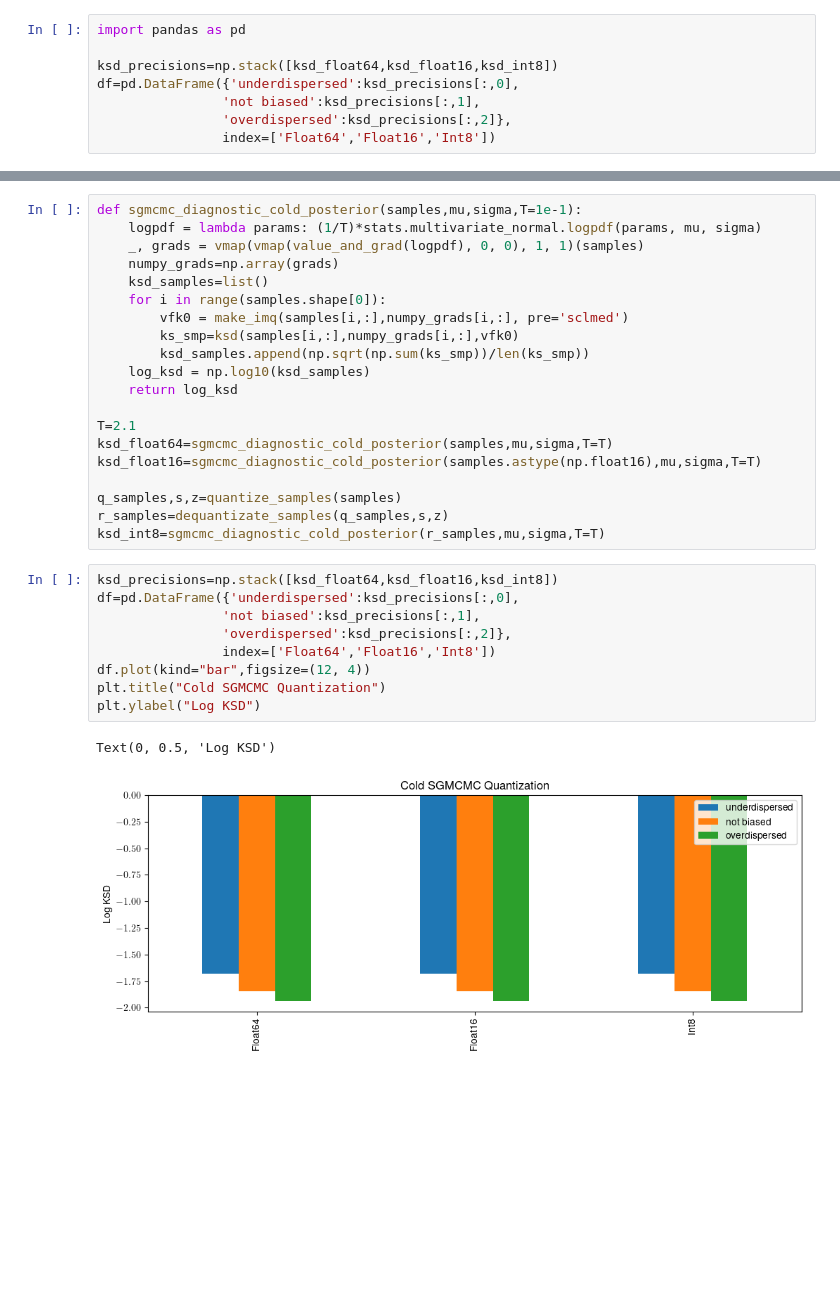
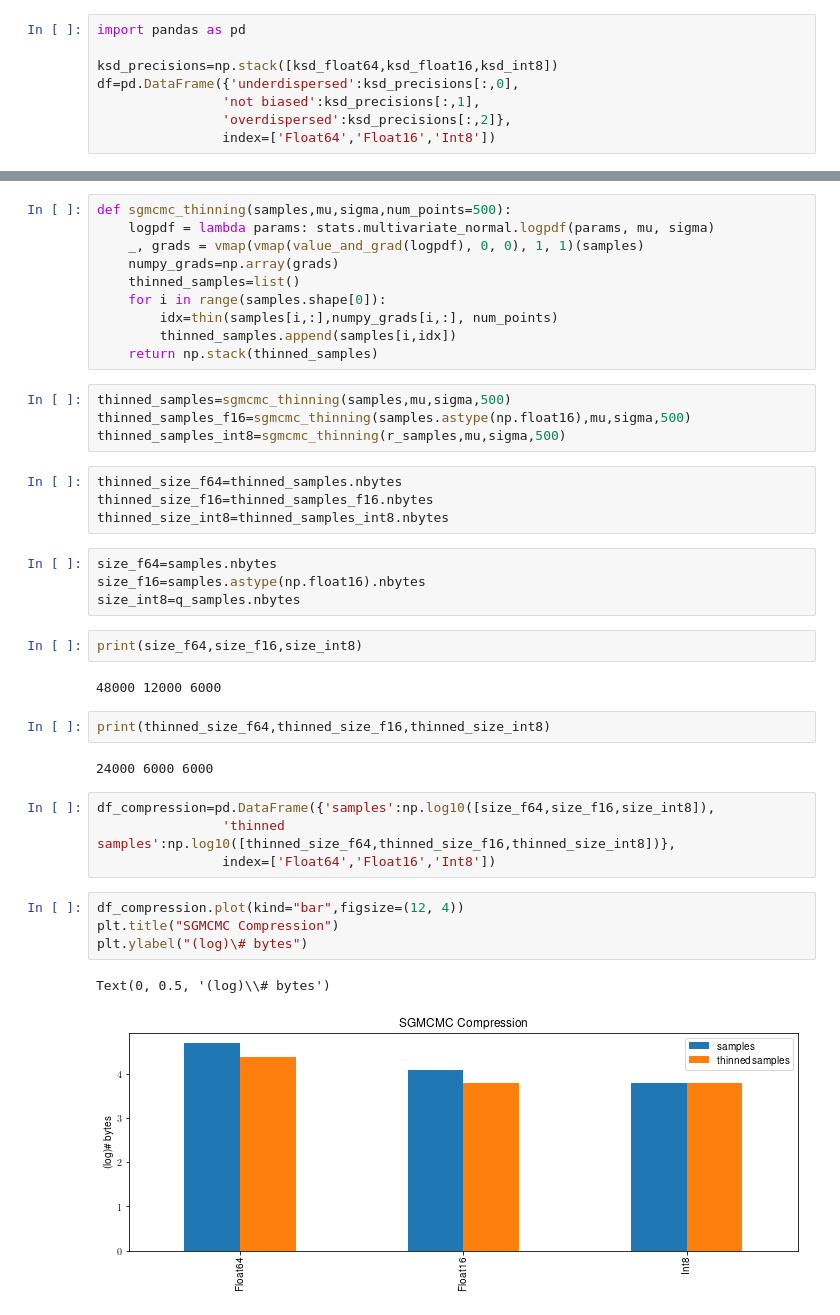
Before and after one commit to shernandez-ucm/trax, a Jupyter notebook: quantized_sgmcmc_diagnostics.ipynb, the cells around one changed output, grey strips where cells are left out. Drawn from its saved outputs; the diff is of its cells as text; blank space fills up the shorter version.

```diff
--- a/quantized_sgmcmc_diagnostics.ipynb
+++ b/quantized_sgmcmc_diagnostics.ipynb
@@ -149,32 +149,41 @@ Text(0, 0.5, 'Log KSD')
 # %%
-def sgmcmc_diagnostic_cold_posterior(samples,mu,sigma,T=1e-1):
-    logpdf = lambda params: (1/T)*stats.multivariate_normal.logpdf(params, mu, sigma)
+def sgmcmc_thinning(samples,mu,sigma,num_points=500):
+    logpdf = lambda params: stats.multivariate_normal.logpdf(params, mu, sigma)
     _, grads = vmap(vmap(value_and_grad(logpdf), 0, 0), 1, 1)(samples)
     numpy_grads=np.array(grads)
-    ksd_samples=list()
+    thinned_samples=list()
     for i in range(samples.shape[0]):
-        vfk0 = make_imq(samples[i,:],numpy_grads[i,:], pre='sclmed')
-        ks_smp=ksd(samples[i,:],numpy_grads[i,:],vfk0)
-        ksd_samples.append(np.sqrt(np.sum(ks_smp))/len(ks_smp))
-    log_ksd = np.log10(ksd_samples)
-    return log_ksd
-
-T=2.1
-ksd_float64=sgmcmc_diagnostic_cold_posterior(samples,mu,sigma,T=T)
-ksd_float16=sgmcmc_diagnostic_cold_posterior(samples.astype(np.float16),mu,sigma,T=T)
-
-q_samples,s,z=quantize_samples(samples)
-r_samples=dequantizate_samples(q_samples,s,z)
-ksd_int8=sgmcmc_diagnostic_cold_posterior(r_samples,mu,sigma,T=T)
+        idx=thin(samples[i,:],numpy_grads[i,:], num_points)
+        thinned_samples.append(samples[i,idx])
+    return np.stack(thinned_samples)
-# %%
-ksd_precisions=np.stack([ksd_float64,ksd_float16,ksd_int8])
-df=pd.DataFrame({'underdispersed':ksd_precisions[:,0],
-                'not biased':ksd_precisions[:,1],
-                'overdispersed':ksd_precisions[:,2]},
-                index=['Float64','Float16','Int8'])
-df.plot(kind="bar",figsize=(12, 4))
-plt.title("Cold SGMCMC Quantization")
-plt.ylabel("Log KSD")
-# %% [output]
-Text(0, 0.5, 'Log KSD')
-[figure, removed]
+# %%
+thinned_samples=sgmcmc_thinning(samples,mu,sigma,500)
+thinned_samples_f16=sgmcmc_thinning(samples.astype(np.float16),mu,sigma,500)
+thinned_samples_int8=sgmcmc_thinning(r_samples,mu,sigma,500)
+# %%
+thinned_size_f64=thinned_samples.nbytes
+thinned_size_f16=thinned_samples_f16.nbytes
+thinned_size_int8=thinned_samples_int8.nbytes
+# %%
+size_f64=samples.nbytes
+size_f16=samples.astype(np.float16).nbytes
+size_int8=q_samples.nbytes
+# %%
+print(size_f64,size_f16,size_int8)
+# %% [output]
+48000 12000 6000
+# %%
+print(thinned_size_f64,thinned_size_f16,thinned_size_int8)
+# %% [output]
+24000 6000 6000
+# %%
+df_compression=pd.DataFrame({'samples':np.log10([size_f64,size_f16,size_int8]),
+                'thinned samples':np.log10([thinned_size_f64,thinned_size_f16,thinned_size_int8])},
+                index=['Float64','Float16','Int8'])
+# %%
+df_compression.plot(kind="bar",figsize=(12, 4))
+plt.title("SGMCMC Compression")
+plt.ylabel("(log)\# bytes")
+# %% [output]
+Text(0, 0.5, '(log)\\# bytes')
+[figure, added]
```
Also changed, not shown: parts of 3 cells of this notebook.
